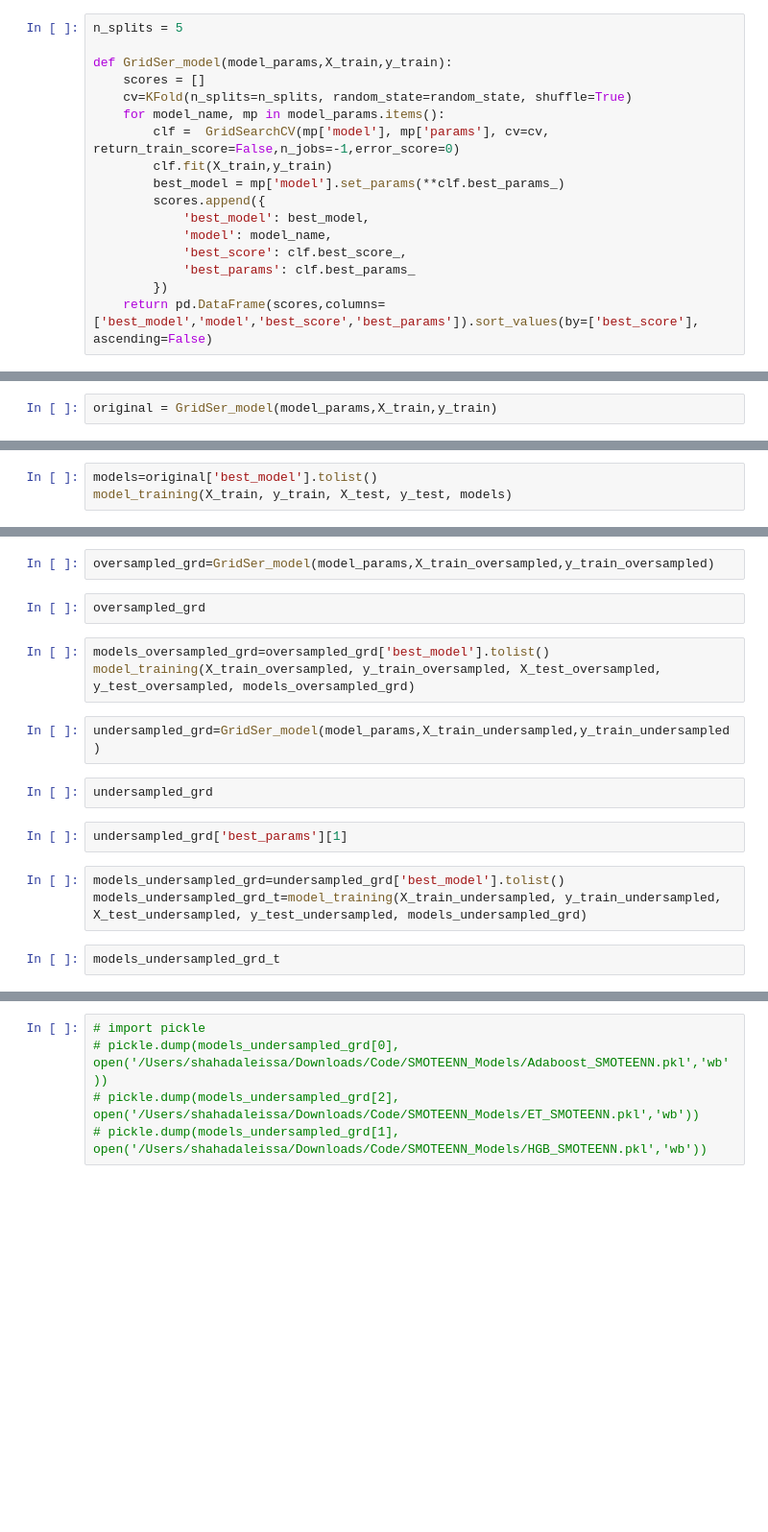
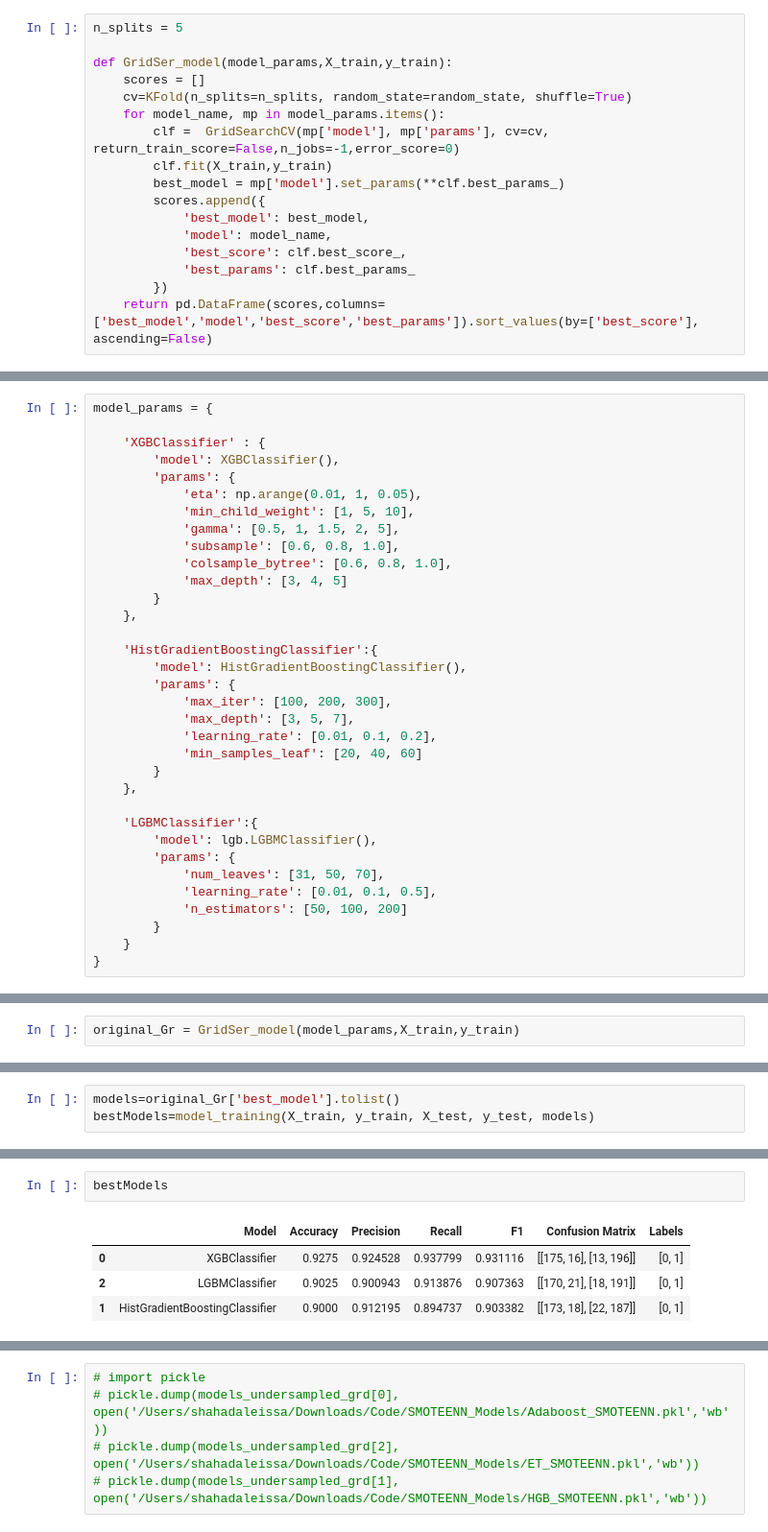
Before and after one commit to shaaleissa/hypertension_prediction, a Jupyter notebook: Notebooks/all_models.ipynb, the cells around one changed output, grey strips where cells are left out. Shown at 96% size. Saved outputs shown, nothing was run; the diff lists cells and outputs as text; blank space fills up the shorter version.

```diff
--- a/Notebooks/all_models.ipynb
+++ b/Notebooks/all_models.ipynb
@@ -189,0 +142,34 @@ model_params = {
+# %%
+model_params = {
+
+    'XGBClassifier' : {
+        'model': XGBClassifier(),
+        'params': {
+            'eta': np.arange(0.01, 1, 0.05),
+            'min_child_weight': [1, 5, 10],
+            'gamma': [0.5, 1, 1.5, 2, 5],
+            'subsample': [0.6, 0.8, 1.0],
+            'colsample_bytree': [0.6, 0.8, 1.0],
+            'max_depth': [3, 4, 5]
+        }
+    },
+
+    'HistGradientBoostingClassifier':{
+        'model': HistGradientBoostingClassifier(),
+        'params': {
+            'max_iter': [100, 200, 300],
+            'max_depth': [3, 5, 7],
+            'learning_rate': [0.01, 0.1, 0.2],
+            'min_samples_leaf': [20, 40, 60]
+        }
+    },
+
+    'LGBMClassifier':{
+        'model': lgb.LGBMClassifier(),
+        'params': {
+            'num_leaves': [31, 50, 70],
+            'learning_rate': [0.01, 0.1, 0.5],
+            'n_estimators': [50, 100, 200]
+        }
+    }
+}
@@ -190,2 +208,2 @@ model_params = {
 # %%
-original = GridSer_model(model_params,X_train,y_train)
+original_Gr = GridSer_model(model_params,X_train,y_train)
@@ -196,3 +235,3 @@ original['best_params'][0]
 # %%
-models=original['best_model'].tolist()
-model_training(X_train, y_train, X_test, y_test, models)
+models=original_Gr['best_model'].tolist()
+bestModels=model_training(X_train, y_train, X_test, y_test, models)
@@ -199,19 +246,8 @@ model_training(X_train, y_train, X_test, y_test, models)
-# %%
-oversampled_grd=GridSer_model(model_params,X_train_oversampled,y_train_oversampled)
-# %%
-oversampled_grd
-# %%
-models_oversampled_grd=oversampled_grd['best_model'].tolist()
-model_training(X_train_oversampled, y_train_oversampled, X_test_oversampled, y_test_oversampled, models_oversampled_grd)
-# %%
-undersampled_grd=GridSer_model(model_params,X_train_undersampled,y_train_undersampled)
-# %%
-undersampled_grd
-# %%
-undersampled_grd['best_params'][1]
-# %%
-models_undersampled_grd=undersampled_grd['best_model'].tolist()
-models_undersampled_grd_t=model_training(X_train_undersampled, y_train_undersampled, X_test_undersampled, y_test_undersampled, models_undersampled_grd)
-# %%
-models_undersampled_grd_t
+# %%
+bestModels
+# %% [output]
+|  | Model | Accuracy | Precision | Recall | F1 | Confusion Matrix | Labels |
+| 0 | XGBClassifier | 0.9275 | 0.924528 | 0.937799 | 0.931116 | [[175, 16], [13, 196]] | [0, 1] |
+| 2 | LGBMClassifier | 0.9025 | 0.900943 | 0.913876 | 0.907363 | [[170, 21], [18, 191]] | [0, 1] |
+| 1 | HistGradientBoostingClassifier | 0.9000 | 0.912195 | 0.894737 | 0.903382 | [[173, 18], [22, 187]] | [0, 1] |
 # %%
```
Also changed, not shown: parts of 23 cells of this notebook, 1 other file.
